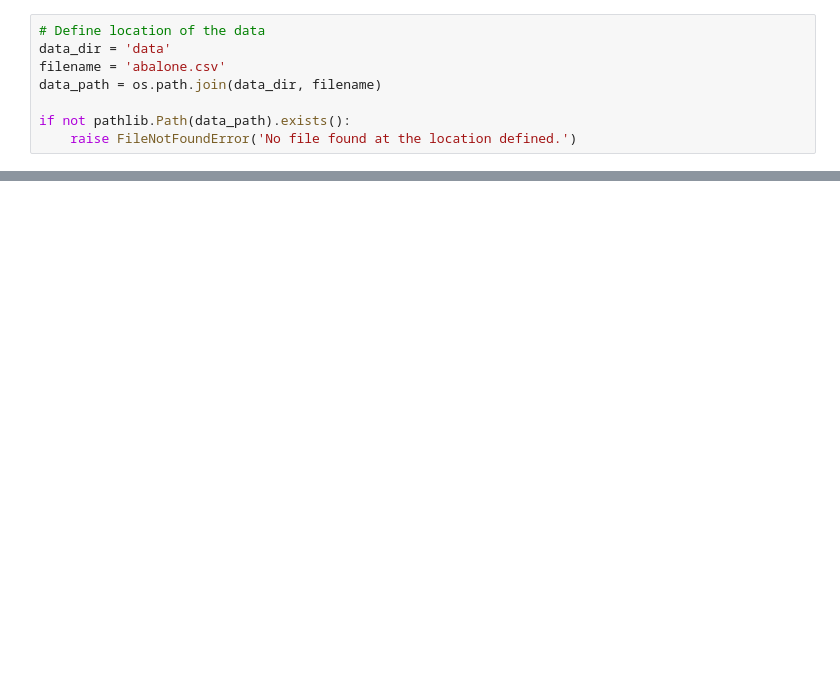
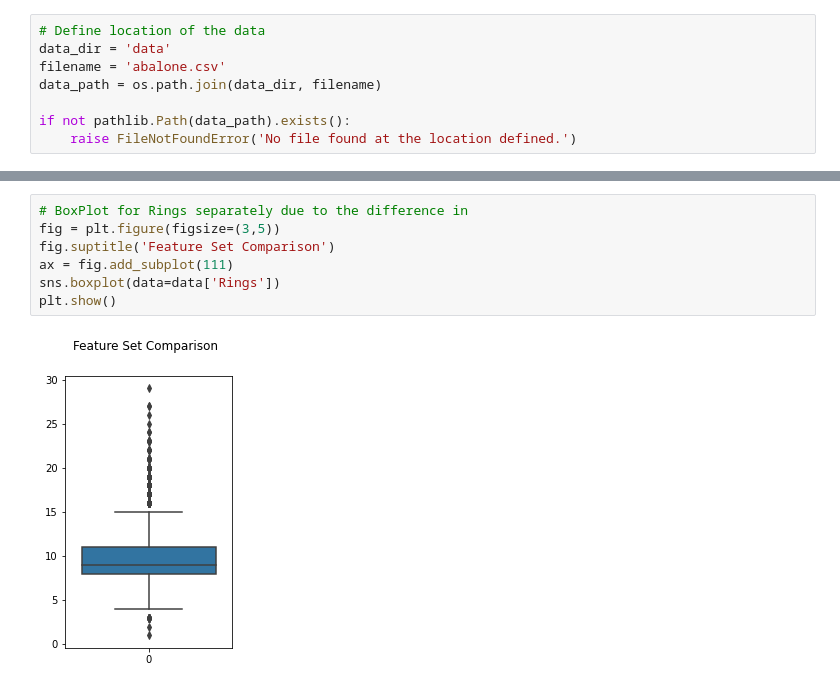
Before and after one commit to radroid/ml-algorithms-assignments, a Jupyter notebook: assignment_1/assignment_1.ipynb, the cells around one changed output, grey strips where cells are left out. Saved outputs shown, nothing was run; the diff lists cells and outputs as text; blank space fills up the shorter version.

```diff
--- a/assignment_1/assignment_1.ipynb
+++ b/assignment_1/assignment_1.ipynb
@@ -67,0 +134,9 @@ dataset.head()
+# %%
+# BoxPlot for Rings separately due to the difference in
+fig = plt.figure(figsize=(3,5))
+fig.suptitle('Feature Set Comparison')
+ax = fig.add_subplot(111)
+sns.boxplot(data=data['Rings'])
+plt.show()
+# %% [output]
+[figure, added]
```
Also changed, not shown: parts of 16 cells of this notebook.
